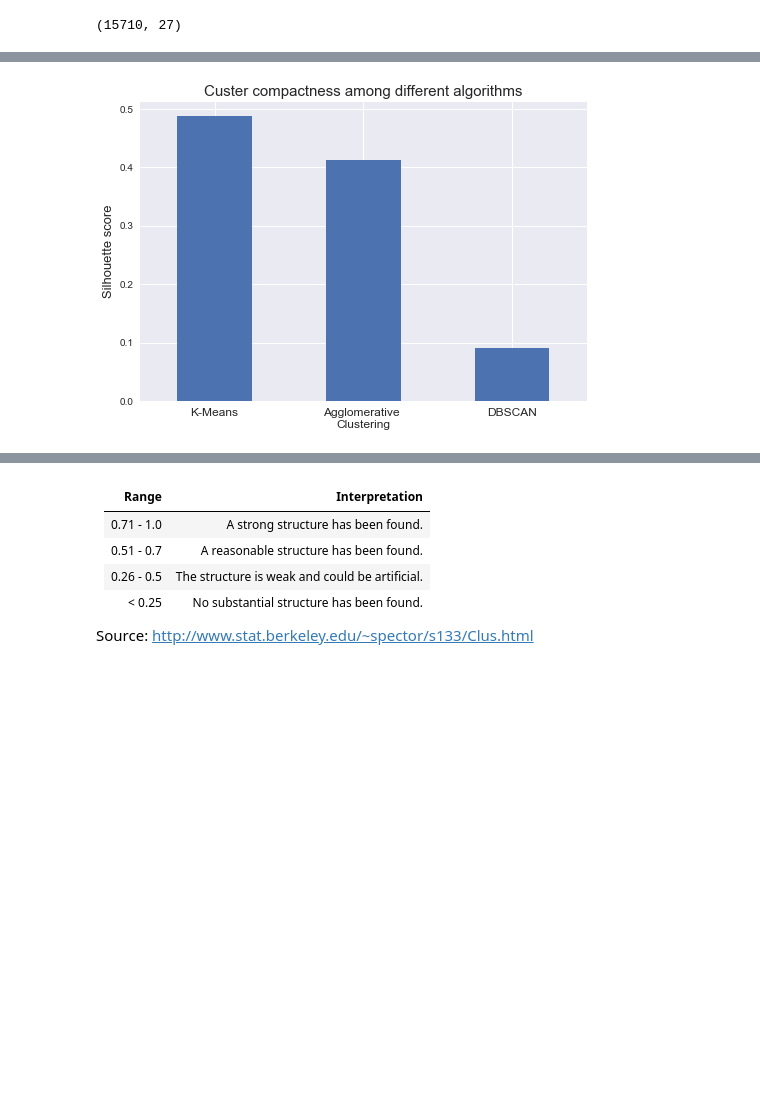
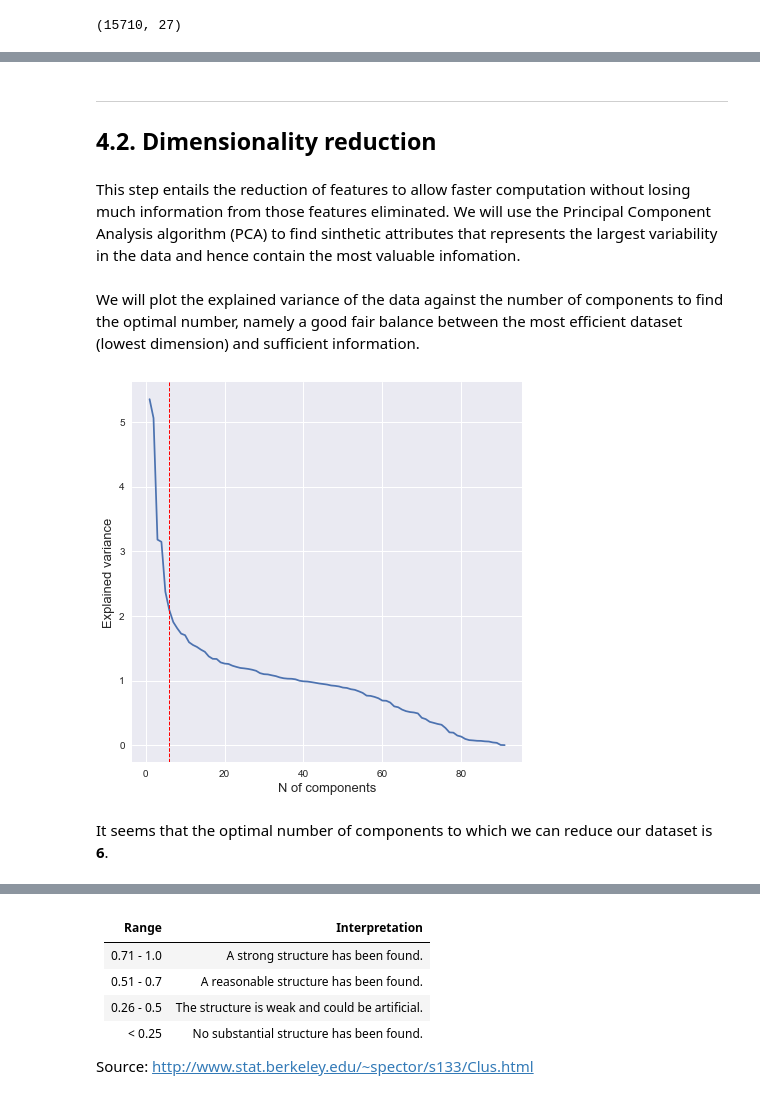
Before and after one commit to jvrnuno/Hotel_Customer_Segmentation, a Jupyter notebook: notebooks/4_Modeling.ipynb, the cells around one changed output, grey strips where cells are left out. Drawn from its saved outputs; the diff is of its cells as text; code cells hidden in the pictures; blank space fills up the shorter version.

```diff
--- a/notebooks/4_Modeling.ipynb
+++ b/notebooks/4_Modeling.ipynb
@@ -247,15 +62,5 @@ __Performance comparison based on Silhouette Score__
-# %%
-# Create df with results
-algorithms = ['K-Means', 'Agglomerative \nClustering', 'DBSCAN']
-scores = [silhouette_km, silhouette_ac, silhouette_db]
-algorithm_test = pd.DataFrame({'algorithm':algorithms, 'silhouette_score':scores})
-
-# Plot results
-algorithm_test.plot.bar(legend=None)
-plt.ylabel('Silhouette score', fontsize=13)
-plt.title('Custer compactness among different algorithms', fontsize=15)
-plt.xticks(ticks=[0,1,2], labels=algorithms, rotation=0, fontsize=12)
-
-plt.show()
-# %% [output]
-[figure, removed]
+# %% [markdown]
+---
+## 4.2. Dimensionality reduction
+# %% [markdown]
+This step entails the reduction of features to allow faster computation without losing much information from those features eliminated. We will use the Principal Component Analysis algorithm (PCA) to find sinthetic attributes that represents the largest variability in the data and hence contain the most valuable infomation.
@@ -261,0 +70,21 @@ plt.show()
+# %% [markdown]
+We will plot the explained variance of the data against the number of components to find the optimal number, namely a good fair balance between the most efficient dataset (lowest dimension) and sufficient information.
+# %%
+# Initialize a new PCA model with a default number of components.
+pca = PCA()
+pca.fit(x_cols)
+
+# Compute the explained variance by component
+explained_variance = pca.explained_variance_
+
+# Plot explained variance
+fig = plt.figure(figsize=(7,7))
+plt.plot(np.arange(1,92,1), explained_variance)
+plt.xlabel('N of components', fontsize=13)
+plt.ylabel('Explained variance', fontsize=13)
+plt.axvline(x=6, c='red', ls='--', lw=1)
+plt.show()
+# %% [output]
+[figure, added]
+# %% [markdown]
+It seems that the optimal number of components to which we can reduce our dataset is __6__.
```
Also changed, not shown: parts of 79 cells of this notebook, 10 other files.
